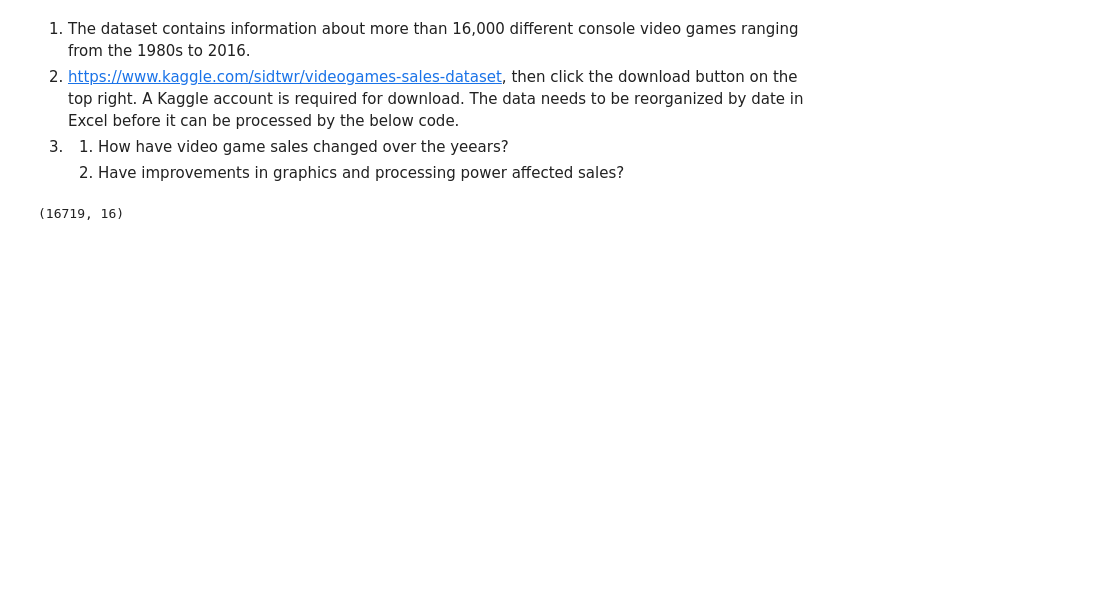
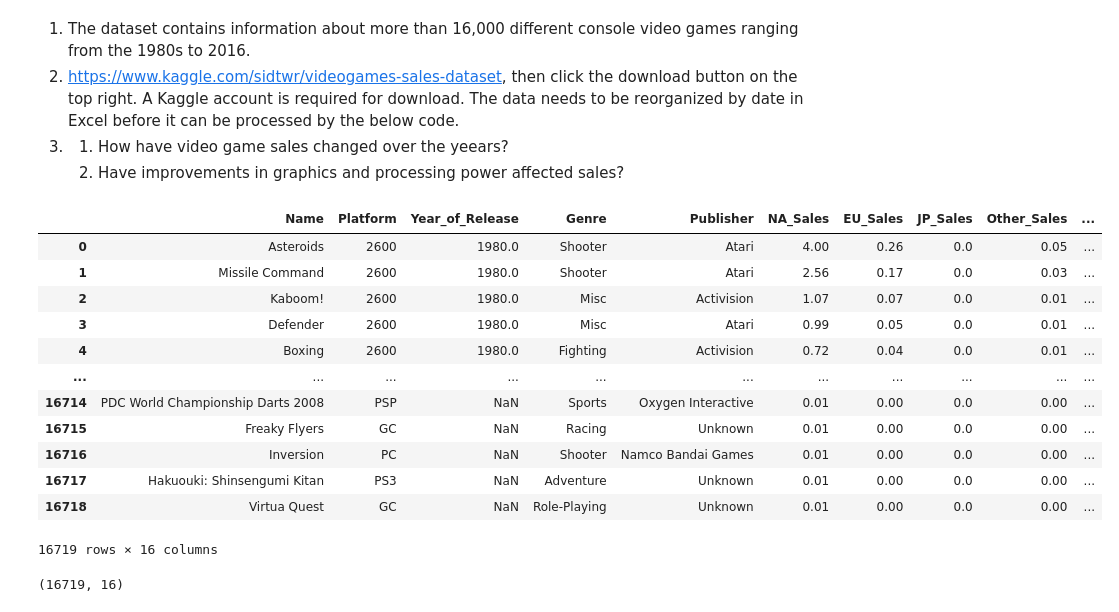
Before and after one commit to banananuggets21/cs103a-cpa01, a Jupyter notebook: cpa01.ipynb, the cells around one changed output. Drawn from its saved outputs; the diff is of its cells as text; code cells hidden in the pictures; blank space fills up the shorter version.

```diff
--- a/cpa01.ipynb
+++ b/cpa01.ipynb
@@ -11,6 +11,21 @@ import pandas as pd
     2. Have improvements in graphics and processing power affected sales?
 # %%
 df = pd.read_csv('Video_Games_Sales_as_at_22_Dec_2016.csv')
+df
+# %% [output]
+|  | Name | Platform | Year_of_Release | Genre | Publisher | NA_Sales | EU_Sales | JP_Sales | Other_Sales | ... |
+| 0 | Asteroids | 2600 | 1980.0 | Shooter | Atari | 4.00 | 0.26 | 0.0 | 0.05 | ... |
+| 1 | Missile Command | 2600 | 1980.0 | Shooter | Atari | 2.56 | 0.17 | 0.0 | 0.03 | ... |
+| 2 | Kaboom! | 2600 | 1980.0 | Misc | Activision | 1.07 | 0.07 | 0.0 | 0.01 | ... |
+| 3 | Defender | 2600 | 1980.0 | Misc | Atari | 0.99 | 0.05 | 0.0 | 0.01 | ... |
+| 4 | Boxing | 2600 | 1980.0 | Fighting | Activision | 0.72 | 0.04 | 0.0 | 0.01 | ... |
+| ... | ... | ... | ... | ... | ... | ... | ... | ... | ... | ... |
+| 16714 | PDC World Championship Darts 2008 | PSP | NaN | Sports | Oxygen Interactive | 0.01 | 0.00 | 0.0 | 0.00 | ... |
+| 16715 | Freaky Flyers | GC | NaN | Racing | Unknown | 0.01 | 0.00 | 0.0 | 0.00 | ... |
+| 16716 | Inversion | PC | NaN | Shooter | Namco Bandai Games | 0.01 | 0.00 | 0.0 | 0.00 | ... |
+| 16717 | Hakuouki: Shinsengumi Kitan | PS3 | NaN | Adventure | Unknown | 0.01 | 0.00 | 0.0 | 0.00 | ... |
+| 16718 | Virtua Quest | GC | NaN | Role-Playing | Unknown | 0.01 | 0.00 | 0.0 | 0.00 | ... |
+16719 rows × 16 columns
 # %%
 df.shape
 # %% [output]
```
Also changed, not shown: parts of 3 cells of this notebook.
